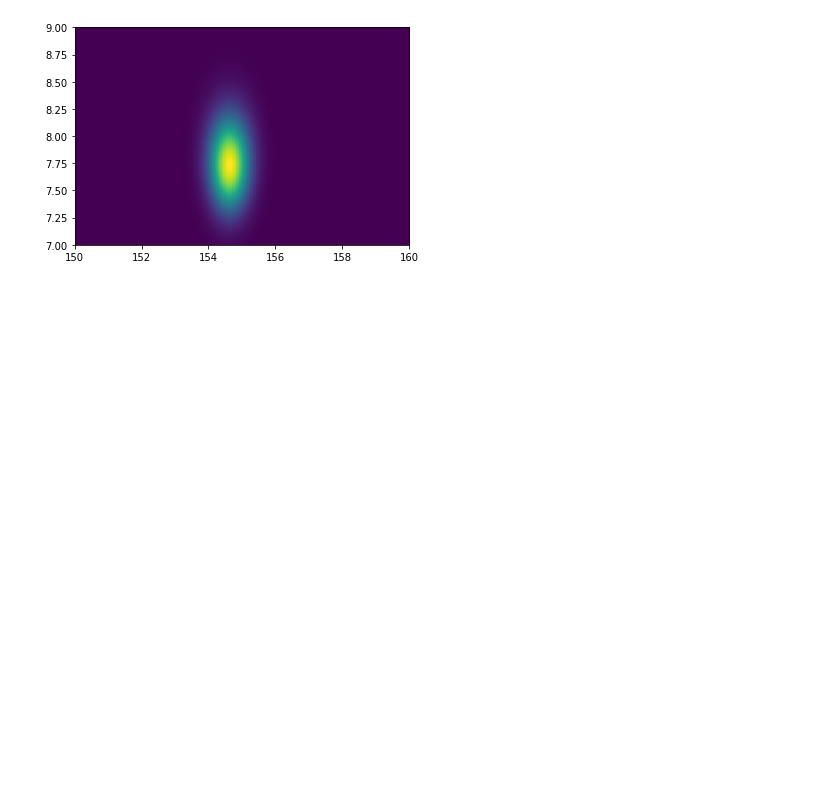
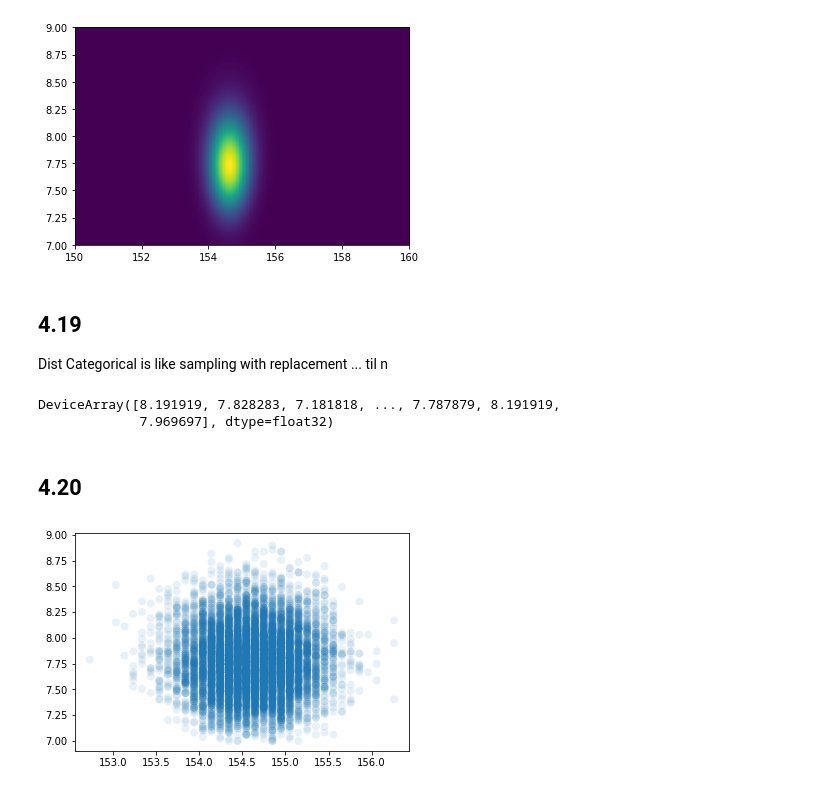
Before and after one commit to 8wgf3b/books, a Jupyter notebook: stat_rethink/Chap4.ipynb, the cells around one changed output. Drawn from its saved outputs; the diff is of its cells as text; code cells hidden in the pictures; blank space fills up the shorter version.

```diff
--- a/stat_rethink/Chap4.ipynb
+++ b/stat_rethink/Chap4.ipynb
@@ -221,3 +202,23 @@ plt.imshow(
 plt.show()
 # %% [output]
 [figure]
+# %% [markdown]
+## 4.19
+
+Dist Categorical is like sampling with replacement ... til n
+# %%
+prob = post['prob'] / jnp.sum(post['prob'])
+samplerows = dist.Categorical(probs=prob).sample(key, (10000,))
+smu = post['mu'][samplerows]
+sstd = post['std'][samplerows]
+sstd
+# %% [output]
+DeviceArray([8.191919, 7.828283, 7.181818, ..., 7.787879, 8.191919,
+             7.969697], dtype=float32)
+# %% [markdown]
+## 4.20
+# %%
+plt.scatter(smu, sstd, s=64, alpha=0.1, edgecolor="none")
+plt.show()
+# %% [output]
+[figure, added]
```
Also changed, not shown: parts of 6 cells of this notebook.
